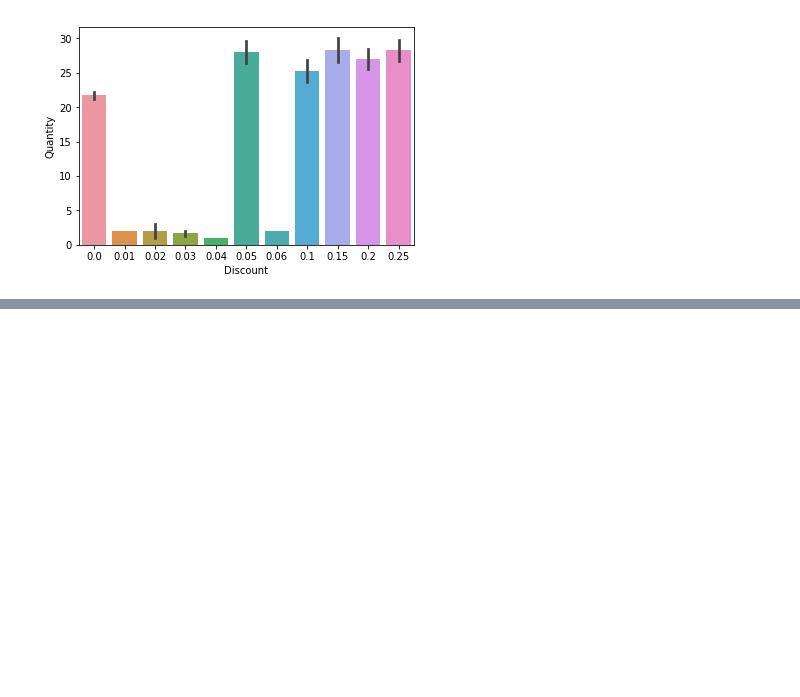
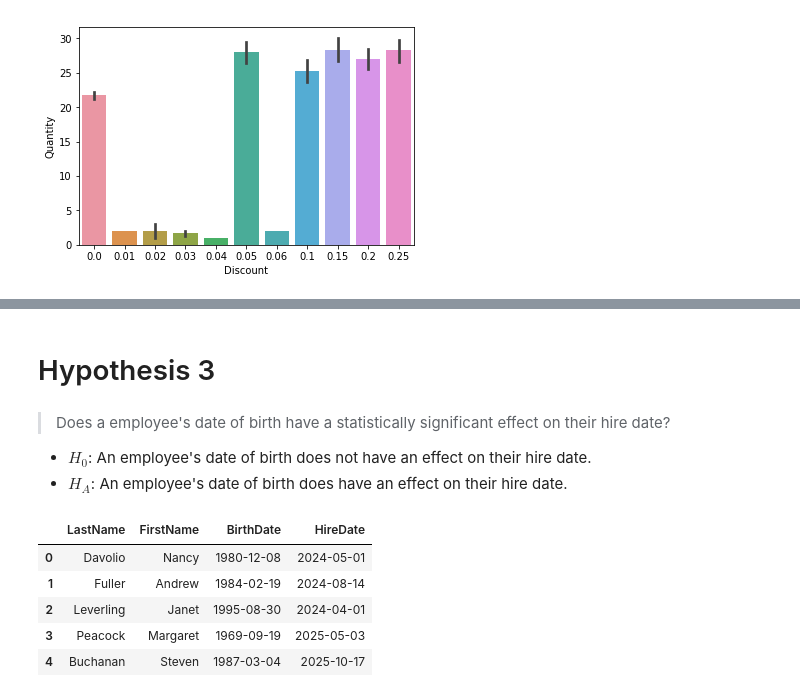
Before and after one commit to jdsmithwes/hypothesis_testing_workflow_python, a Jupyter notebook: student.ipynb, the cells around one changed output, grey strips where cells are left out. Saved outputs shown, nothing was run; the diff lists cells and outputs as text; code cells hidden in the pictures; blank space fills up the shorter version.

```diff
--- a/student.ipynb
+++ b/student.ipynb
@@ -242,0 +249,22 @@ Using a non-tuple sequence for multidimensional indexing is deprecated; use `arr
+# %% [markdown]
+# Hypothesis 3
+# %% [markdown]
+> Does a employee's date of birth have a statistically significant effect on their hire date?
+
+- $H_0$: An employee's date of birth does not have an effect on their hire date.
+- $H_A$: An employee's date of birth does have an effect on their hire date.
+# %%
+import sqlite3
+connect = sqlite3.connect('Northwind_small.sqlite')
+cur = connect.cursor()
+cur.execute("""SELECT LastName,FirstName,BirthDate,HireDate FROM Employee;""")
+df = pd.DataFrame(cur.fetchall())
+df.columns = [x[0] for x in cur.description]
+df.head()
+# %% [output]
+|  | LastName | FirstName | BirthDate | HireDate |
+| 0 | Davolio | Nancy | 1980-12-08 | 2024-05-01 |
+| 1 | Fuller | Andrew | 1984-02-19 | 2024-08-14 |
+| 2 | Leverling | Janet | 1995-08-30 | 2024-04-01 |
+| 3 | Peacock | Margaret | 1969-09-19 | 2025-05-03 |
+| 4 | Buchanan | Steven | 1987-03-04 | 2025-10-17 |
```
Also changed, not shown: parts of 4 cells of this notebook.
